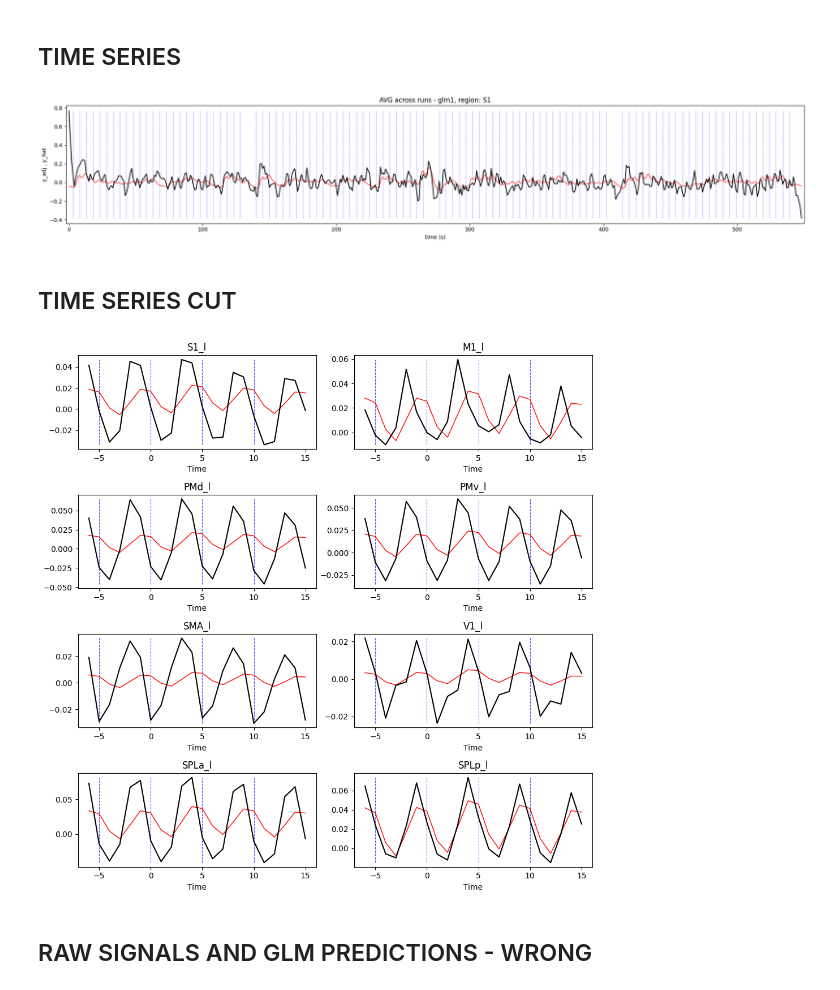
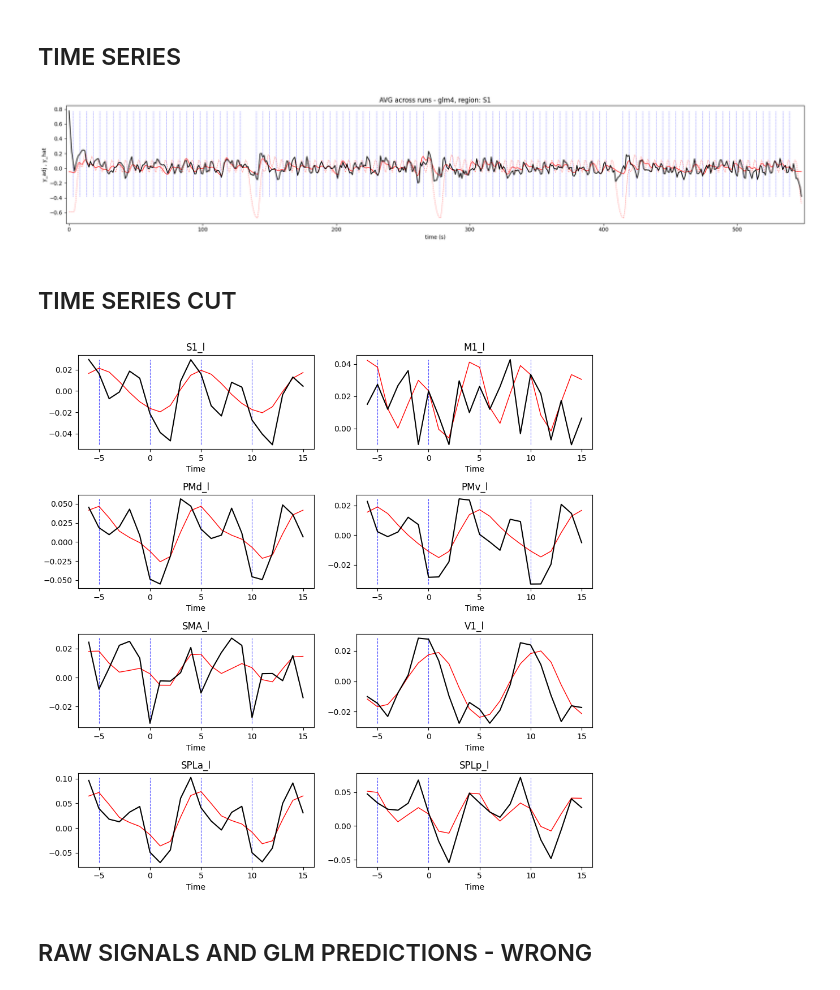
Before and after one commit to alighavam/EFC_patternfMRI, a Jupyter notebook: efcp_mri.ipynb, the cells around one changed output. Drawn from its saved outputs; the diff is of its cells as text; code cells hidden in the pictures.

```diff
--- a/efcp_mri.ipynb
+++ b/efcp_mri.ipynb
@@ -21,8 +21,8 @@ import seaborn as sns
 
 # SET PATHS:
 # baseDir = '/Volumes/Diedrichsen_data$/data/Chord_exp/EFC_patternfMRI'
-# baseDir = '/Users/alighavampour/Desktop/Projects/EFC_patternfMRI/data'
-baseDir = '/Users/ali/Desktop/Projects/EFC_patternfMRI/data/fMRI'
+baseDir = '/Users/alighavampour/Desktop/Projects/EFC_patternfMRI/data'
+# baseDir = '/Users/ali/Desktop/Projects/EFC_patternfMRI/data/fMRI'
 bidsDir = 'BIDS'
 anatomicalDir = 'anatomicals'
 freesurferDir = 'surfaceFreesurfer'
@@ -43,7 +43,7 @@ spm.get_info_from_spm_mat()
 ## TIME SERIES
 # %%
 sn = 101
-glm = 1
+glm = 4
 ses = 2
 region = 1
 
@@ -65,6 +65,8 @@ y_adj = T['y_adj']
 y_hat = T['y_hat']
 y_run_avg = np.zeros(549)
 y_hat_avg = np.zeros(549)
+y_pred = np.sum(SPM['xX']['X'][:549, :], axis=1) - np.mean(np.sum(SPM['xX']['X'][:549, :], axis=1))
+y_pred = y_pred * 50
 for run in range(0, 8):
     row = SPM['Sess'][run]['row']-1
     t = np.arange(0, len(row), 1)
@@ -72,6 +74,7 @@ for run in range(0, 8):
 
     fig, ax = plt.subplots(1, 1, figsize=(20, 4))
     ax.vlines(ons, ymin=min(y_adj[row, region]), ymax=max(y_adj[row, region]), colors='b', lw=0.5, alpha=0.7, linestyles='--')
+    plt.plot(t, y_pred, color='r', ls='--', lw=0.7, alpha=0.6)
     plt.plot(t, y_hat[row, region], color='r', lw=1.5)
     plt.plot(t, y_adj[row, region], color='k', lw=1)
     plt.xlabel('time (s)')
@@ -87,6 +90,7 @@ for run in range(0, 8):
 
 fig, ax = plt.subplots(1, 1, figsize=(20, 4))
 ax.vlines(ons, ymin=min(y_run_avg), ymax=max(y_run_avg), colors='b', lw=0.5, alpha=0.7, linestyles='--')
+plt.plot(t, y_pred, color='r', ls='--', lw=0.7, alpha=0.6)
 plt.plot(t, y_hat_avg, color='r', lw=1)
 plt.plot(t, y_run_avg, color='k', lw=1.5)
 plt.xlabel('time (s)')
@@ -130,43 +134,43 @@ events = pd.read_table(os.path.join(baseDir, behavDir, f's{sn}', f'ses-{ses:02d}
 # T = events.copy()
 # T['y_adj'] = np.nan
 # T['y_hat'] = np.nan
 T = pd.DataFrame()
 
 blocks = np.unique(events['BN'])
 for r in range(np.shape(y_adj)[1]):
     for i, BN in enumerate(blocks):
         tmp = pd.DataFrame()
         y_adj_reg = y_adj[SPM['Sess'][i]['row']-1, r]
         y_hat_reg = y_hat[SPM['Sess'][i]['row']-1, r]
         onsets = events[events['BN']==BN]['Onset']
         y_adj_cut = extract_snippets(y_adj_reg, pre_idx, post_idx, onsets)
         y_hat_cut = extract_snippets(y_hat_reg, pre_idx, post_idx, onsets)
 
         tmp = pd.concat([tmp, events[events['BN']==BN]], axis=1).reset_index(drop=True)
         tmp['region'] = r
 
         col_names = [f"y_adj{i}" for i in range(y_adj_cut.shape[1])]
         df_y_adj = pd.DataFrame(y_adj_cut, columns=col_names)
         tmp = pd.concat([tmp, df_y_adj], axis=1).reset_index(drop=True)
 
         col_names = [f"y_hat{i}" for i in range(y_hat_cut.shape[1])]
         df_y_hat = pd.DataFrame(y_hat_cut, columns=col_names)
         tmp = pd.concat([tmp, df_y_hat], axis=1).reset_index(drop=True)
 
         T = pd.concat([T, tmp], axis=0).reset_index(drop=True)
 
 T.to_csv(os.path.join(baseDir, regDir, f's{sn}', f'ses-{ses:02d}', f'time_series_cut_glm{glm}.csv'), index=False)
 # %% [output]
-[figure, old version]
+[figure, new version]
 # %% [markdown]
 ## TIME SERIES CUT
 # %%
 sn = 101
-glm = 2
-ses = 2
+glm = 4
+ses = 1
 
 T = pd.read_csv(os.path.join(baseDir, regDir, f's{sn}', f'ses-{ses:02d}', f'time_series_cut_glm{glm}.csv'))
-# T = T[T['repetition']==1]
+T = T[T['repetition']==1]
 t = np.arange(-6, 16, 1)
 roi_names = ['_l', 'S1_l', 'M1_l', 'PMd_l', 'PMv_l', 'SMA_l', 'V1_l', 'SPLa_l', 'SPLp_l', '_r', 'S1_r', 'M1_r', 'PMd_r', 'PMv_r', 'SMA_r', 'V1_r', 'SPLa_r', 'SPLp_r']
 
@@ -188,7 +192,7 @@ plt.tight_layout()
 plt.savefig(f'./figures/efcp_Yhat_Yadj_my_glm{glm}_ses{ses}.pdf', bbox_inches="tight")
 plt.show()
 # %% [output]
-[figure, old version]
+[figure, new version]
 # %% [markdown]
 ## RAW SIGNALS AND GLM PREDICTIONS - WRONG
 # %%
```
Also changed, not shown: 2 other files.
